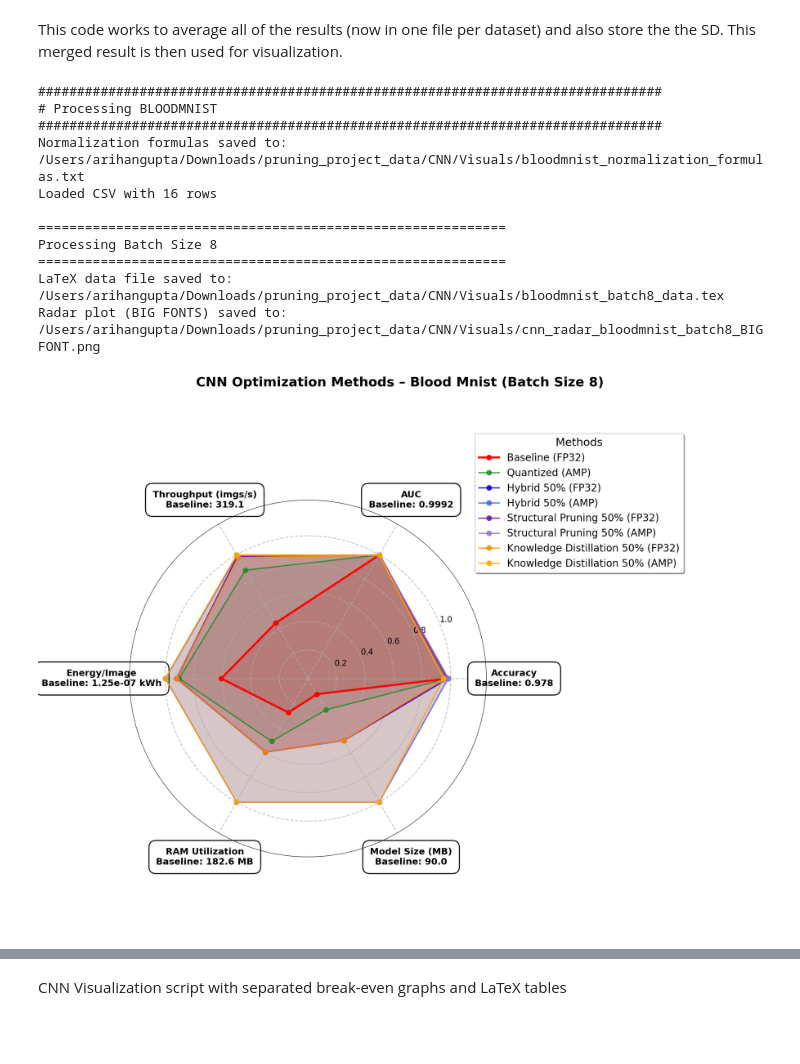
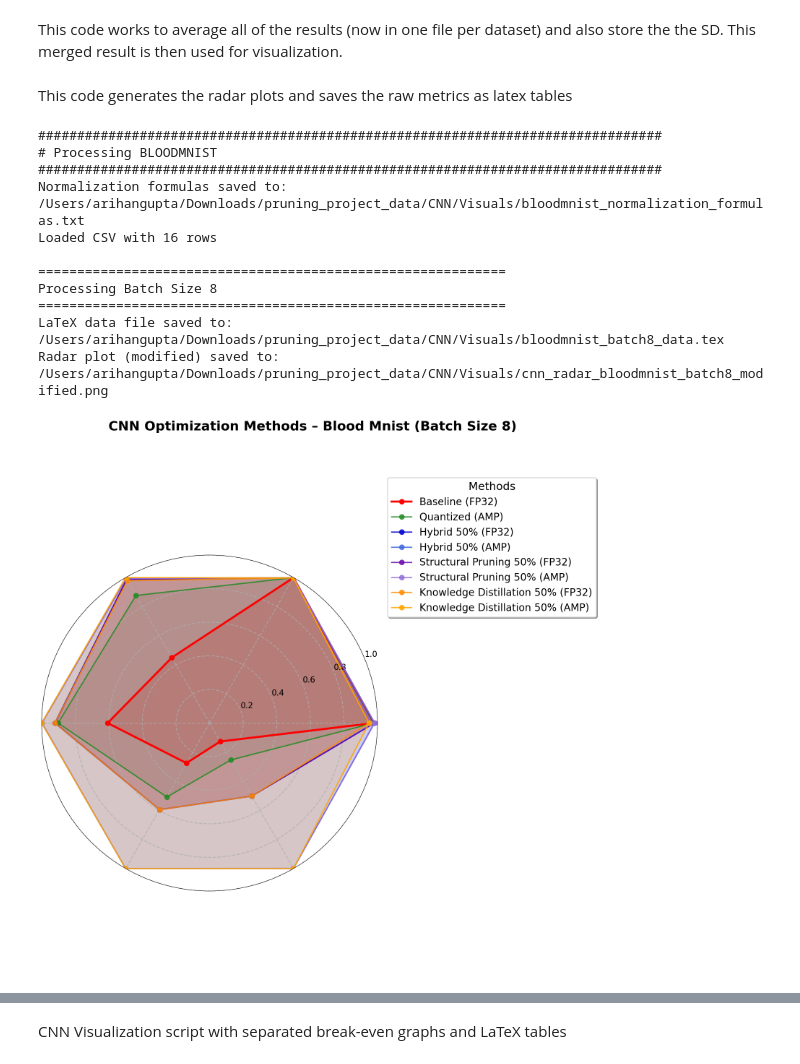
Before and after one commit to arihangupta/Pruning, a Jupyter notebook: scripts/visuals_CNN.ipynb, the cells around one changed output, grey strips where cells are left out. Drawn from its saved outputs; the diff is of its cells as text; code cells hidden in the pictures; blank space fills up the shorter version.

```diff
--- a/scripts/visuals_CNN.ipynb
+++ b/scripts/visuals_CNN.ipynb
@@ -163,12 +163,18 @@ for dataset in datasets:
 
 print("\nAll datasets processed!")
 print(f"Results saved to: {output_dir}")
+# %% [markdown]
+This code generates the radar plots and saves the raw metrics as latex tables
 # %%
 """
 Save CNN Model Performance Data to LaTeX Format and Generate Radar Plots
 
 This script processes CSV data, generates radar plots, and saves raw metrics
 to LaTeX table format.
+
+MODIFICATIONS:
+- Outermost ring set to 1.0 (was 1.25)
+- Dimension labels removed for manual addition
 
 NORMALIZATION METHOD:
 - Accuracy & AUC: Direct values (absolute, 0-1 scale)
@@ -527,7 +533,7 @@ def save_data_to_latex(csv_path, output_dir='/Users/arihangupta/Downloads/prunin
         print(f"LaTeX data file saved to: {latex_filename}")
 
         # ------------------------------------------------------------------
-        # RADAR PLOT – BIG FONTS, NO OVERLAP
+        # RADAR PLOT – MODIFIED: Outermost ring = 1.0, No dimension labels
         # ------------------------------------------------------------------
         num_vars = 6
         angles = [n / float(num_vars) * 2 * pi for n in range(num_vars)]
@@ -536,8 +542,8 @@ def save_data_to_latex(csv_path, output_dir='/Users/arihangupta/Downloads/prunin
         # 1. Make the canvas huge
         fig = plt.figure(figsize=(20, 18), constrained_layout=False)
 
-        # 2. Polar subplot + dedicated legend column
-        gs = fig.add_gridspec(1, 2, width_ratios=[3, 1], wspace=0.35)
+        # 2. Polar subplot + dedicated legend column - increased spacing
+        gs = fig.add_gridspec(1, 2, width_ratios=[3, 1], wspace=0.5)
         ax = fig.add_subplot(gs[0, 0], projection='polar')
 
         # ------------------------------------------------------------------
@@ -556,33 +562,15 @@ def save_data_to_latex(csv_path, output_dir='/Users/arihangupta/Downloads/prunin
             ax.fill(angles, values, alpha=alpha_fill, color=color)
 
         # ------------------------------------------------------------------
-        # Axis labels – BIG, boxed, far from rim
+        # Axis labels – REMOVED for manual addition
         # ------------------------------------------------------------------
         ax.set_xticks(angles[:-1])
-        axis_labels = [
-            f"Accuracy\nBaseline: {baseline['Acc']:.3f}",
-            f"AUC\nBaseline: {baseline['AUC']:.4f}",
-            f"Throughput (imgs/s)\nBaseline: {baseline['throughput_imgs_per_s']:.1f}",
-            f"Energy/Image\nBaseline: {baseline['energy_kWh_per_image']:.2e} kWh",
-            f"RAM Utilization\nBaseline: {baseline['peak_gpu_mem_MB']:.1f} MB",
-            f"Model Size (MB)\nBaseline: {baseline['ModelSizeMB']:.1f}"
-        ]
-
-        for lbl in ax.set_xticklabels(axis_labels):
-            lbl.set_fontsize(18)
-            lbl.set_fontweight('bold')
-            lbl.set_ha('center')
-            lbl.set_va('center')
-            lbl.set_bbox(dict(boxstyle='round,pad=0.8',
-                              facecolor='white', edgecolor='black',
-                              linewidth=2, alpha=1.0))
-
-        ax.tick_params(axis='x', pad=45)  # push labels outward
+        ax.set_xticklabels([''] * len(angles[:-1]))  # Empty labels
 
         # ------------------------------------------------------------------
-        # Radial ticks – BIG
+        # Radial ticks – Outermost ring now at 1.0
         # ------------------------------------------------------------------
-        ax.set_ylim(0, 1.25)
+        ax.set_ylim(0, 1.0)
         ax.set_yticks([0.2, 0.4, 0.6, 0.8, 1.0])
         ax.set_yticklabels(['0.2', '0.4', '0.6', '0.8', '1.0'], fontsize=16)
         ax.grid(True, linestyle='--', alpha=0.7, linewidth=1.8)
@@ -615,15 +603,13 @@ def save_data_to_latex(csv_path, output_dir='/Users/arihangupta/Downloads/prunin
         )
         legend.get_frame().set_linewidth(1.5)
 
-
-
         # ------------------------------------------------------------------
         # Save
         # ------------------------------------------------------------------
         plot_filename = os.path.join(output_dir,
-                        f'cnn_radar_{dataset_name}_batch{batch_size}_BIGFONT.png')
+                        f'cnn_radar_{dataset_name}_batch{batch_size}_modified.png')
         plt.savefig(plot_filename, dpi=300, bbox_inches='tight', pad_inches=1.0)
-        print(f"Radar plot (BIG FONTS) saved to: {plot_filename}")
+        print(f"Radar plot (modified) saved to: {plot_filename}")
 
         plt.show()
         plt.close()
@@ -667,35 +653,35 @@ if __name__ == "__main__":
     base_dir = "/Users/arihangupta/Downloads/pruning_project_data/CNN"
     output_dir = os.path.join(base_dir, "Visuals")
 
     datasets = {
         'bloodmnist': os.path.join(base_dir, "merged_results/bloodmnist_averaged_results.csv"),
         'dermamnist': os.path.join(base_dir, "merged_results/dermamnist_averaged_results.csv"),
         'pathmnist': os.path.join(base_dir, "merged_results/pathmnist_averaged_results.csv")
     }
 
     for dataset_name, csv_path in datasets.items():
         print(f"\n{'#'*80}")
         print(f"# Processing {dataset_name.upper()}")
         print(f"{'#'*80}")
 
         try:
             save_data_to_latex(csv_path, output_dir=output_dir, dataset_name=dataset_name)
         except Exception as e:
             print(f"Error processing {dataset_name}: {e}")
             continue
 # %% [output]
 ################################################################################
 # Processing BLOODMNIST
 ################################################################################
 Normalization formulas saved to: /Users/arihangupta/Downloads/pruning_project_data/CNN/Visuals/bloodmnist_normalization_formulas.txt
 Loaded CSV with 16 rows
 
 ============================================================
 Processing Batch Size 8
 ============================================================
 LaTeX data file saved to: /Users/arihangupta/Downloads/pruning_project_data/CNN/Visuals/bloodmnist_batch8_data.tex
-Radar plot (BIG FONTS) saved to: /Users/arihangupta/Downloads/pruning_project_data/CNN/Visuals/cnn_radar_bloodmnist_batch8_BIGFONT.png
+Radar plot (modified) saved to: /Users/arihangupta/Downloads/pruning_project_data/CNN/Visuals/cnn_radar_bloodmnist_batch8_modified.png
-[figure, old version]
+[figure, new version]
 Performance Summary (Batch Size 8)
 ============================================================================================================================================
 Model                                         Accuracy     AUC          Throughput      Energy/img      GPU RAM (MB)    Size (MB)
```
Also changed, not shown: parts of 1 cell of this notebook, 2 other files.
